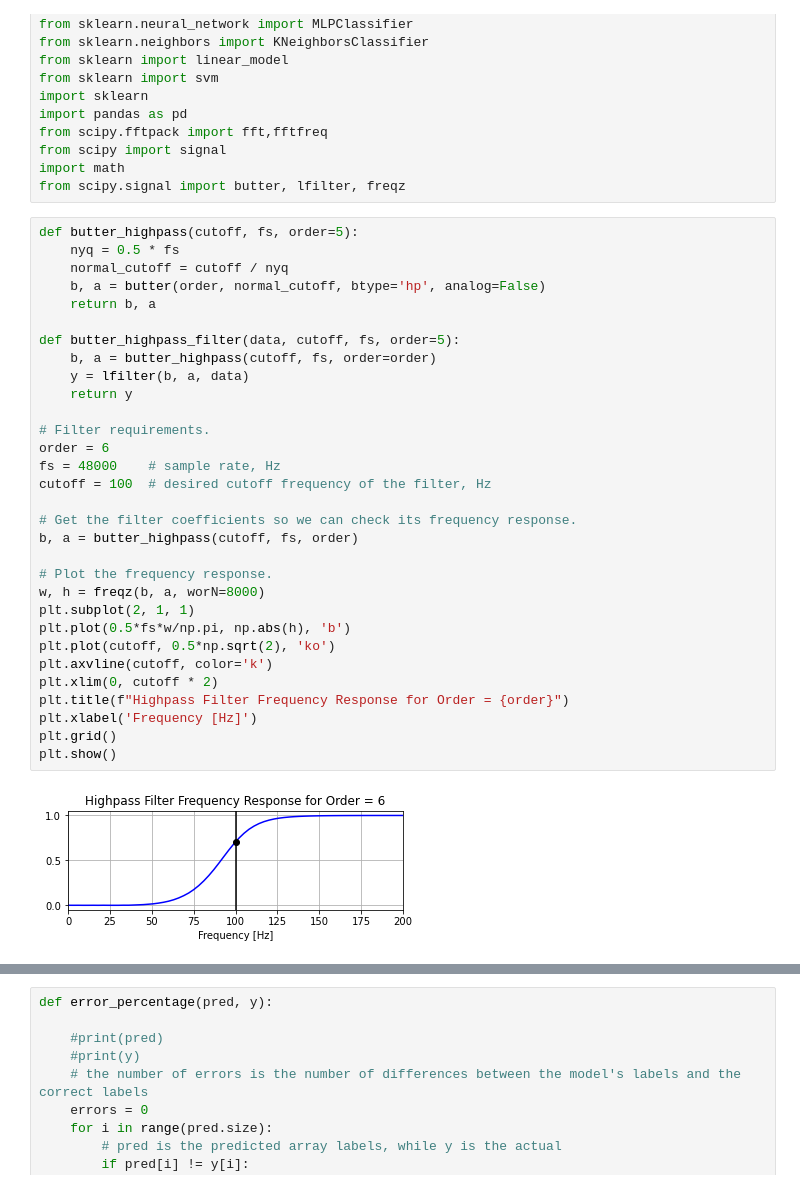
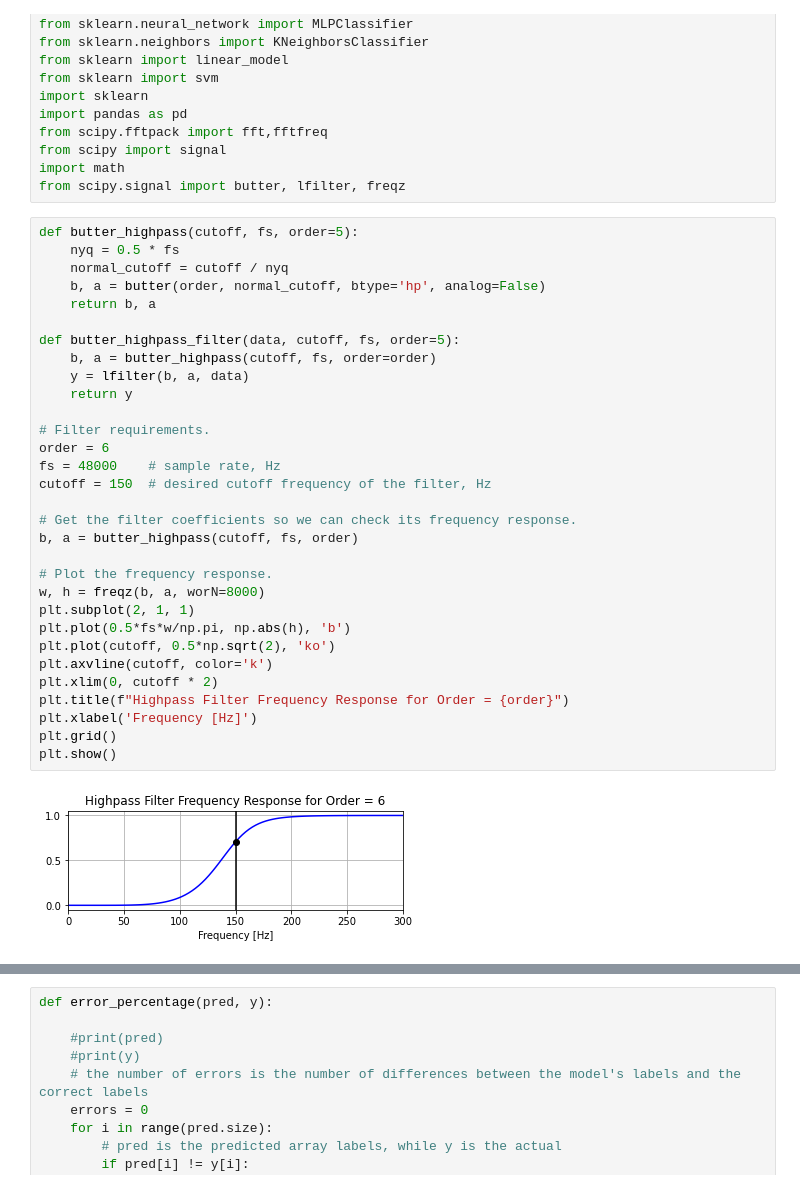
Before and after one commit to jared-p/engr499-group61, a Jupyter notebook: Filtered_Classifier.ipynb, the cells around one changed output, grey strips where cells are left out. Drawn from its saved outputs; the diff is of its cells as text.

```diff
--- a/Filtered_Classifier.ipynb
+++ b/Filtered_Classifier.ipynb
@@ -20,33 +20,33 @@ from scipy.signal import butter, lfilter, freqz
 def butter_highpass(cutoff, fs, order=5):
     nyq = 0.5 * fs
     normal_cutoff = cutoff / nyq
     b, a = butter(order, normal_cutoff, btype='hp', analog=False)
     return b, a
 
 def butter_highpass_filter(data, cutoff, fs, order=5):
     b, a = butter_highpass(cutoff, fs, order=order)
     y = lfilter(b, a, data)
     return y
 
 # Filter requirements.
 order = 6
 fs = 48000    # sample rate, Hz
-cutoff = 100  # desired cutoff frequency of the filter, Hz
+cutoff = 150  # desired cutoff frequency of the filter, Hz
 
 # Get the filter coefficients so we can check its frequency response.
 b, a = butter_highpass(cutoff, fs, order)
 
 # Plot the frequency response.
 w, h = freqz(b, a, worN=8000)
 plt.subplot(2, 1, 1)
 plt.plot(0.5*fs*w/np.pi, np.abs(h), 'b')
 plt.plot(cutoff, 0.5*np.sqrt(2), 'ko')
 plt.axvline(cutoff, color='k')
 plt.xlim(0, cutoff * 2)
 plt.title(f"Highpass Filter Frequency Response for Order = {order}")
 plt.xlabel('Frequency [Hz]')
 plt.grid()
 plt.show()
 # %% [output]
-[figure, old version]
+[figure, new version]
 # %%
```
Also changed, not shown: parts of 10 cells of this notebook, 11 other files.
